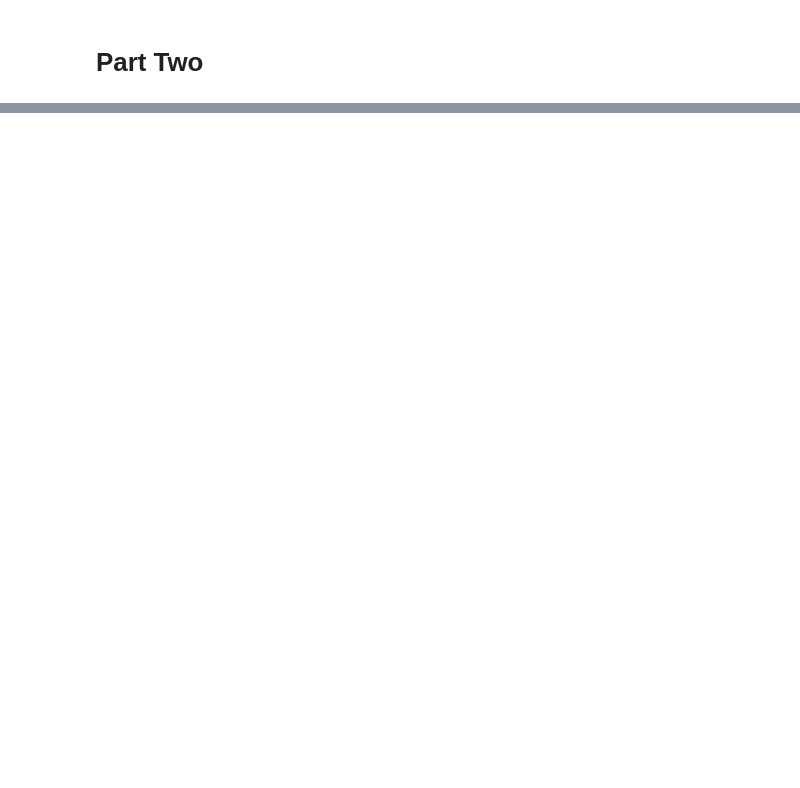
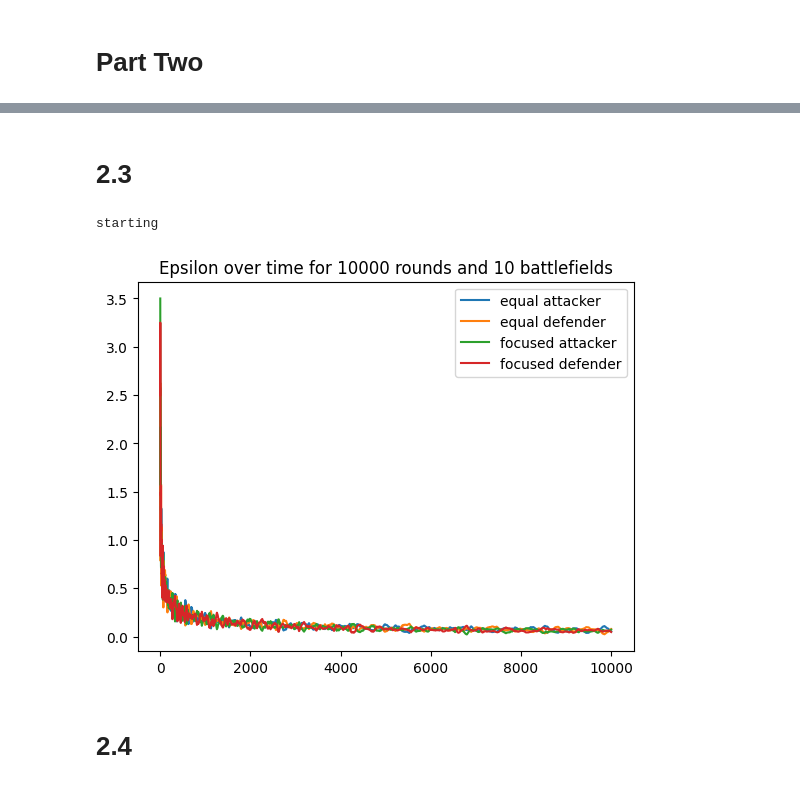
Before and after one commit to jk438520/ALE-PD3, a Jupyter notebook: src/part_two.ipynb, the cells around one changed output, grey strips where cells are left out. Cells and saved outputs as stored; diff of their text form; code cells hidden in the pictures; blank space fills up the shorter version.

```diff
--- a/src/part_two.ipynb
+++ b/src/part_two.ipynb
@@ -100,0 +224,38 @@ generate_perfect_attacker(3, 1, 2, def_prof, [1, 2, 3])
+# %% [markdown]
+
+# 2.3
+# %%
+num_of_batts = 10
+batt_val = batt_val_gen[:num_of_batts]
+att_res = num_of_batts // 2
+def_res = num_of_batts // 3 * 2
+t = 10000
+att_strats = [
+    (generate_equal_strats(num_of_batts, att_res), "equal attacker"),
+    (generate_2_strats(num_of_batts, att_res), "focused attacker")
+]
+def_strats = [
+    (generate_equal_strats(num_of_batts, def_res), "equal defender"),
+    (generate_2_strats(num_of_batts, def_res), "focused defender")
+]
+
+for (att_prof, att_name), (def_prof, def_name) in zip(att_strats, def_strats):
+
+    fp = fictitious_play(num_of_batts, att_res, def_res, att_prof, def_prof, batt_val , t)
+
+    att_epsilons, def_epsilons = list(zip(*[
+        epsilons_flat(num_of_batts, att_res, def_res, ap, dp, batt_val)
+        for ap, dp in zip(fp["attacker"]["flattened"], fp["defender"]["flattened"])
+    ]))
+
+    plt.plot(att_epsilons, label = f"{att_name}")
+    plt.plot(def_epsilons, label = f"{def_name}")
+
+plt.legend()
+plt.title(f"Epsilon over time for {t} rounds and {num_of_batts} battlefields")
+plt.show()
+# %% [output]
+starting
+[figure, added]
+# %% [markdown]
+# 2.4
```
Also changed, not shown: parts of 12 cells of this notebook, 1 other file.
